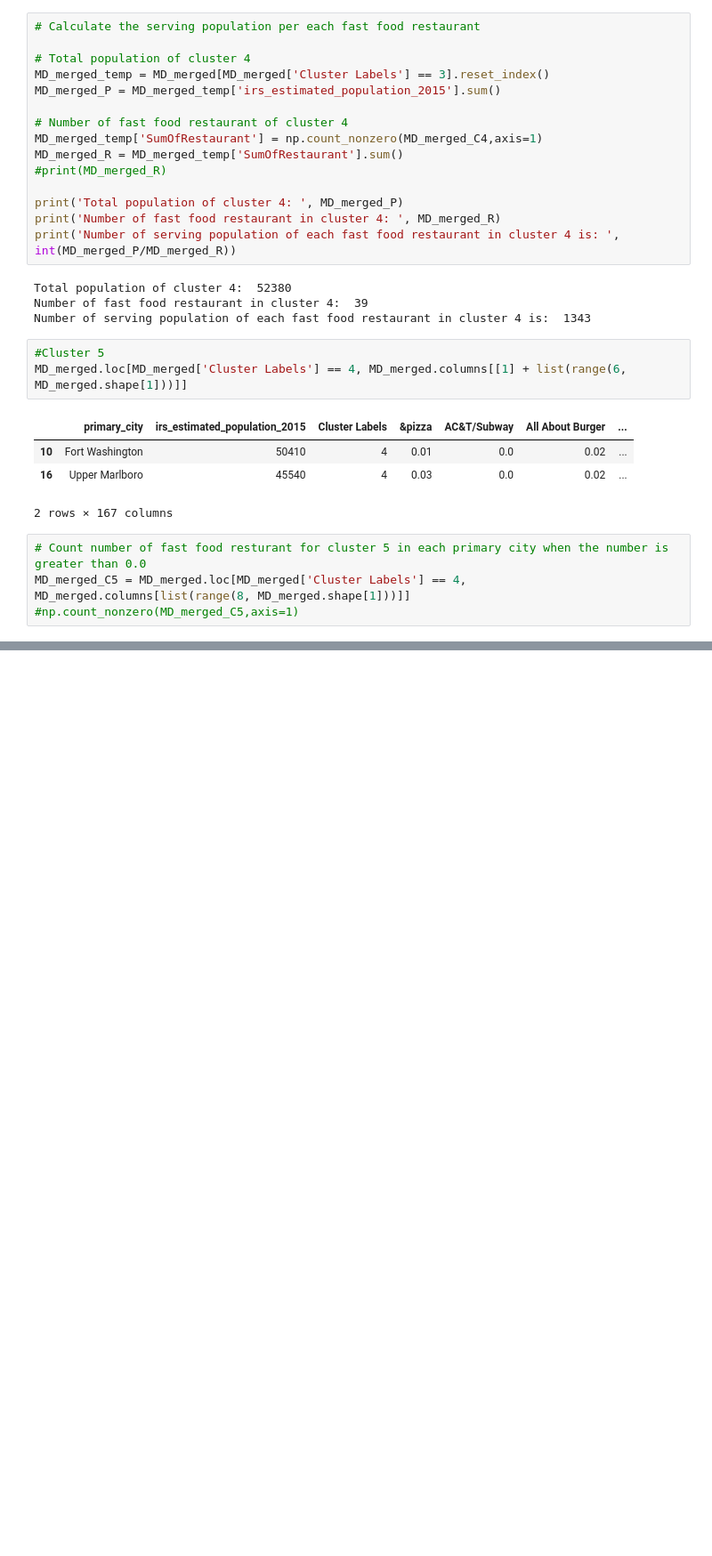
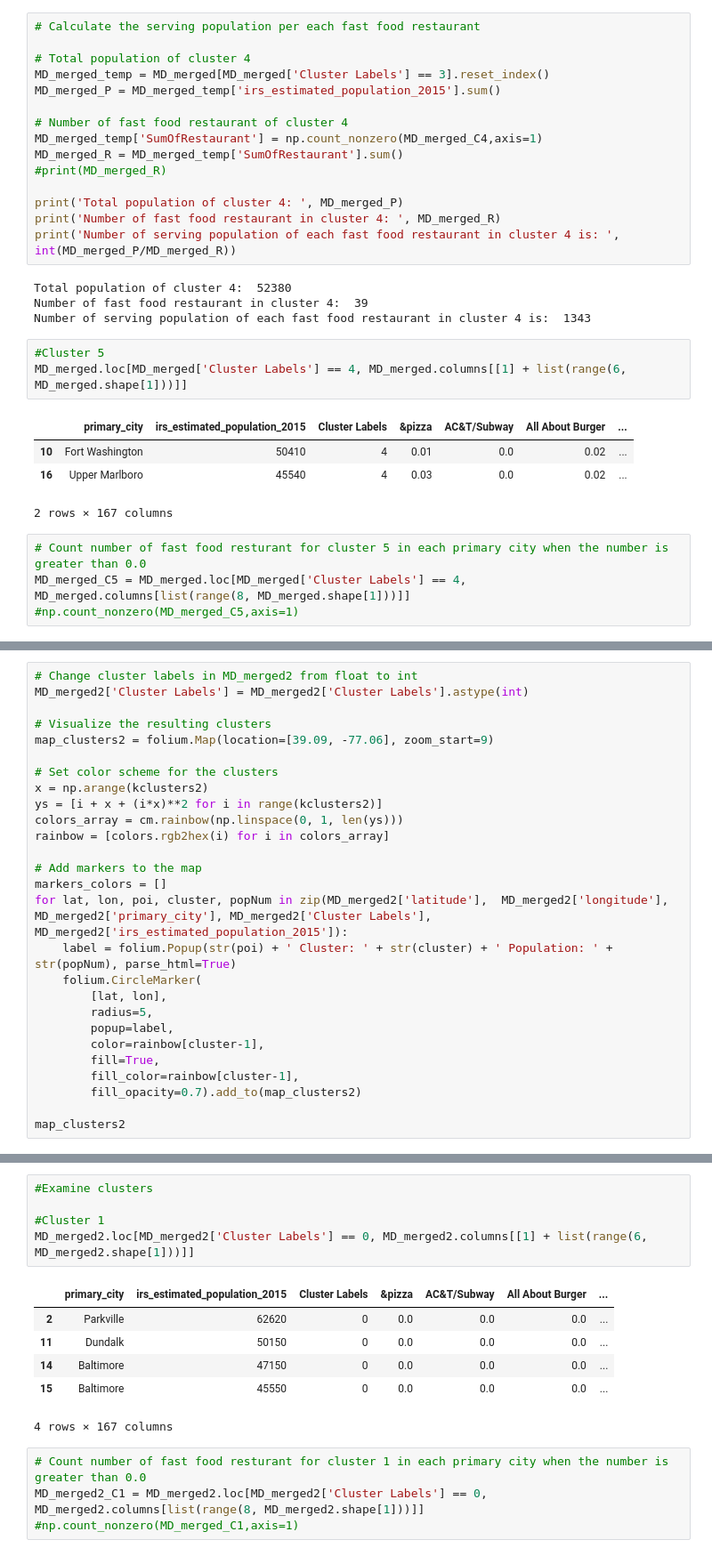
Before and after one commit to albertleung1/ibmAppliedDataScienceCapstone, a Jupyter notebook: KwaiFinalCapstoneProject-Final.ipynb, the cells around one changed output, grey strips where cells are left out. Shown: that part at 89% size. Cells and saved outputs as stored; diff of their text form; blank space fills up the shorter version.

```diff
--- a/KwaiFinalCapstoneProject-Final.ipynb
+++ b/KwaiFinalCapstoneProject-Final.ipynb
@@ -734,0 +801,27 @@ Number of serving population of each fast food restaurant in cluster 5 is:  940
+# %%
+# Change cluster labels in MD_merged2 from float to int
+MD_merged2['Cluster Labels'] = MD_merged2['Cluster Labels'].astype(int)
+
+# Visualize the resulting clusters
+map_clusters2 = folium.Map(location=[39.09, -77.06], zoom_start=9)
+
+# Set color scheme for the clusters
+x = np.arange(kclusters2)
+ys = [i + x + (i*x)**2 for i in range(kclusters2)]
+colors_array = cm.rainbow(np.linspace(0, 1, len(ys)))
+rainbow = [colors.rgb2hex(i) for i in colors_array]
+
+# Add markers to the map
+markers_colors = []
+for lat, lon, poi, cluster, popNum in zip(MD_merged2['latitude'],  MD_merged2['longitude'], MD_merged2['primary_city'], MD_merged2['Cluster Labels'], MD_merged2['irs_estimated_population_2015']):
+    label = folium.Popup(str(poi) + ' Cluster: ' + str(cluster) + ' Population: ' + str(popNum), parse_html=True)
+    folium.CircleMarker(
+        [lat, lon],
+        radius=5,
+        popup=label,
+        color=rainbow[cluster-1],
+        fill=True,
+        fill_color=rainbow[cluster-1],
+        fill_opacity=0.7).add_to(map_clusters2)
+
+map_clusters2
@@ -734,0 +830,16 @@ Number of serving population of each fast food restaurant in cluster 5 is:  940
+# %%
+#Examine clusters
+
+#Cluster 1
+MD_merged2.loc[MD_merged2['Cluster Labels'] == 0, MD_merged2.columns[[1] + list(range(6, MD_merged2.shape[1]))]]
+# %% [output]
+|  | primary_city | irs_estimated_population_2015 | Cluster Labels | &pizza | AC&T/Subway | All About Burger | ... |
+| 2 | Parkville | 62620 | 0 | 0.0 | 0.0 | 0.0 | ... |
+| 11 | Dundalk | 50150 | 0 | 0.0 | 0.0 | 0.0 | ... |
+| 14 | Baltimore | 47150 | 0 | 0.0 | 0.0 | 0.0 | ... |
+| 15 | Baltimore | 45550 | 0 | 0.0 | 0.0 | 0.0 | ... |
+4 rows × 167 columns
+# %%
+# Count number of fast food resturant for cluster 1 in each primary city when the number is greater than 0.0
+MD_merged2_C1 = MD_merged2.loc[MD_merged2['Cluster Labels'] == 0, MD_merged2.columns[list(range(8, MD_merged2.shape[1]))]]
+#np.count_nonzero(MD_merged_C1,axis=1)
```
Also changed, not shown: parts of 36 cells of this notebook.
